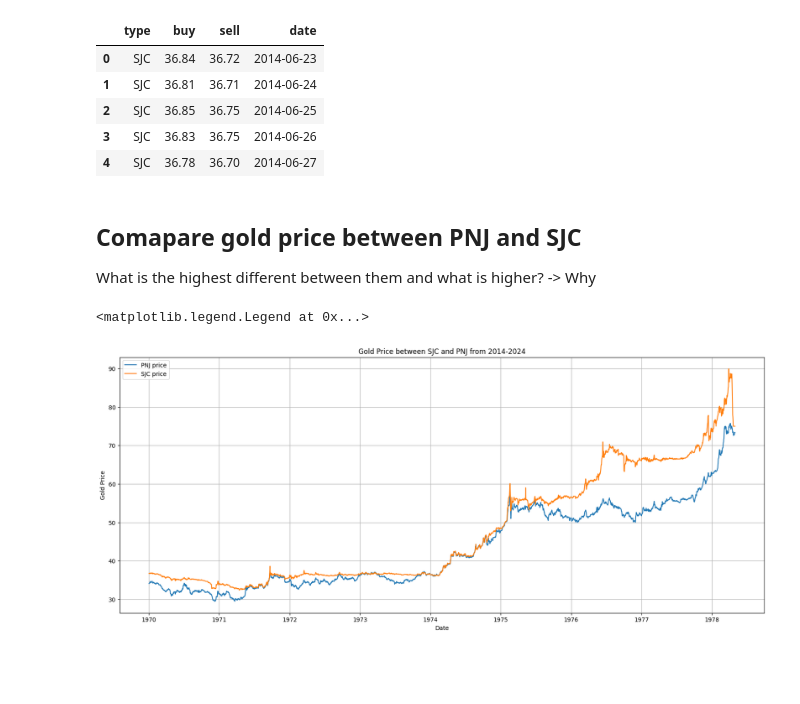
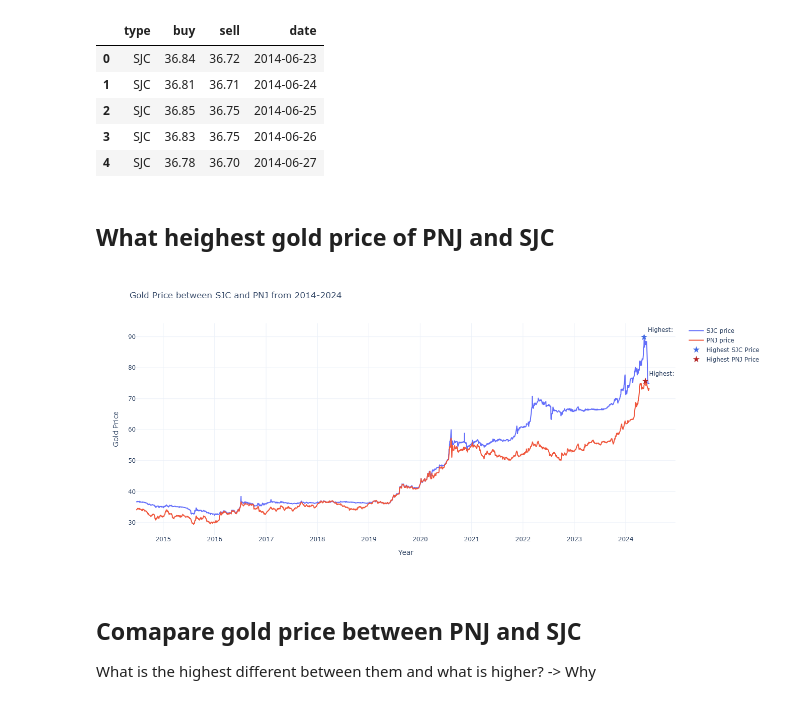
Before and after one commit to ady201group5AI18c/GoldPriceVN, a Jupyter notebook: plot.ipynb, the cells around one changed output. Drawn from its saved outputs; the diff is of its cells as text; code cells hidden in the pictures; blank space fills up the shorter version.

```diff
--- a/plot.ipynb
+++ b/plot.ipynb
@@ -23,20 +24,55 @@ df_pnj['date'] = pd.to_datetime(df_pnj['date'])
+# %% [markdown]
+## What heighest gold price of PNJ and SJC
+# %%
+# Find the highest price for SJC and PNJ
+max_price_sjc = df_sjc['sell'].max()
+max_price_pnj = df_pnj['sell'].max()
+
+# Get the dates for the highest prices
+max_date_sjc = df_sjc[df_sjc['sell'] == max_price_sjc]['date'].iloc[0]
+max_date_pnj = df_pnj[df_pnj['sell'] == max_price_pnj]['date'].iloc[0]
+
+# Create the plot
+fig = go.Figure()
+
+# Add traces for SJC and PNJ
+fig.add_trace(go.Scatter(x=df_sjc['date'], y=df_sjc['sell'], mode='lines', name='SJC price'))
+fig.add_trace(go.Scatter(x=df_pnj['date'], y=df_pnj['sell'], mode='lines', name='PNJ price'))
+
+# Add annotations for the highest prices
+fig.add_trace(go.Scatter(
+    x=[max_date_sjc], y=[max_price_sjc], mode='markers+text', name='Highest SJC Price',
+    marker=dict(size=10, color='royalblue', symbol='star'),
+    text=[f'Highest: {max_price_sjc}'],
+    textposition='top right'
+))
+
+fig.add_trace(go.Scatter(
+    x=[max_date_pnj], y=[max_price_pnj], mode='markers+text', name='Highest PNJ Price',
+    marker=dict(size=10, color='firebrick', symbol='star'),
+    text=[f'Highest: {max_price_pnj}'],
+    textposition='top right'
+))
+
+# Update layout
+fig.update_layout(
+    title='Gold Price between SJC and PNJ from 2014-2024',
+    xaxis_title='Year',
+    yaxis_title='Gold Price',
+    xaxis=dict(
+        tickformat='%Y',
+        tickmode='linear',
+        dtick='M12', # Set tick interval to 1 year
+    ),
+    template='plotly_white',
+    width=1200,  # Set the width of the plot
+    height=600   # Set the height of the plot
+)
+
+# Show the plot
+fig.show()
+# %% [output]
+[figure, added]
 # %% [markdown]
 ## Comapare gold price between PNJ and SJC
 What is the highest different between them and what is higher? -> Why
-# %%
-
-plt.figure(figsize=(20,8))
-plt.plot(df_pnj.index, df_pnj['sell'], label='PNJ price')
-plt.plot(df_sjc.index, df_sjc['sell'], label='SJC price')
-
-plt.gca().xaxis.set_major_locator(mdates.YearLocator())
-plt.gca().xaxis.set_major_formatter(mdates.DateFormatter('%Y'))
-
-plt.xlabel('Date')
-plt.ylabel('Gold Price')
-plt.title('Gold Price between SJC and PNJ from 2014-2024')
-plt.grid(True)
-plt.legend()
-# %% [output]
-<matplotlib.legend.Legend at 0x...>
-[figure, removed]
```
Also changed, not shown: parts of 6 cells of this notebook, 1 other file.
